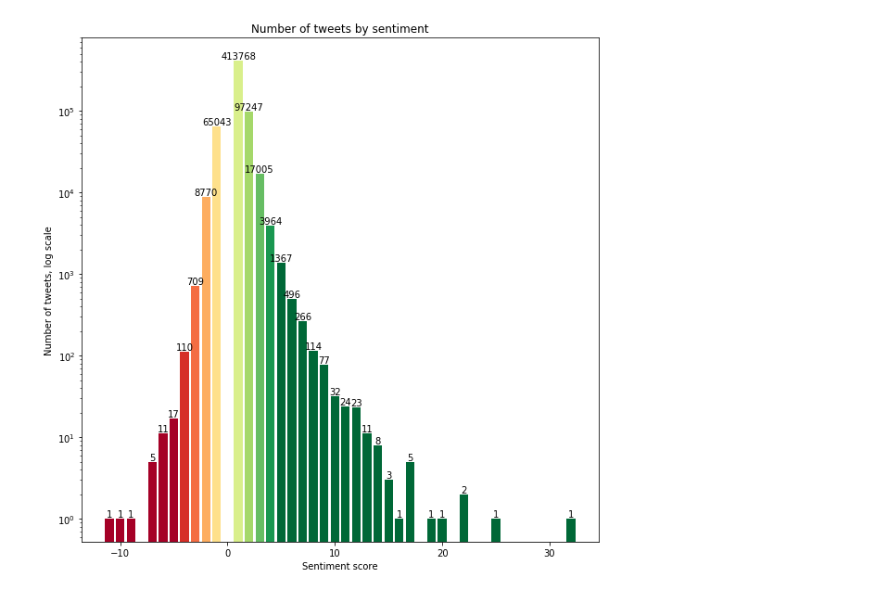
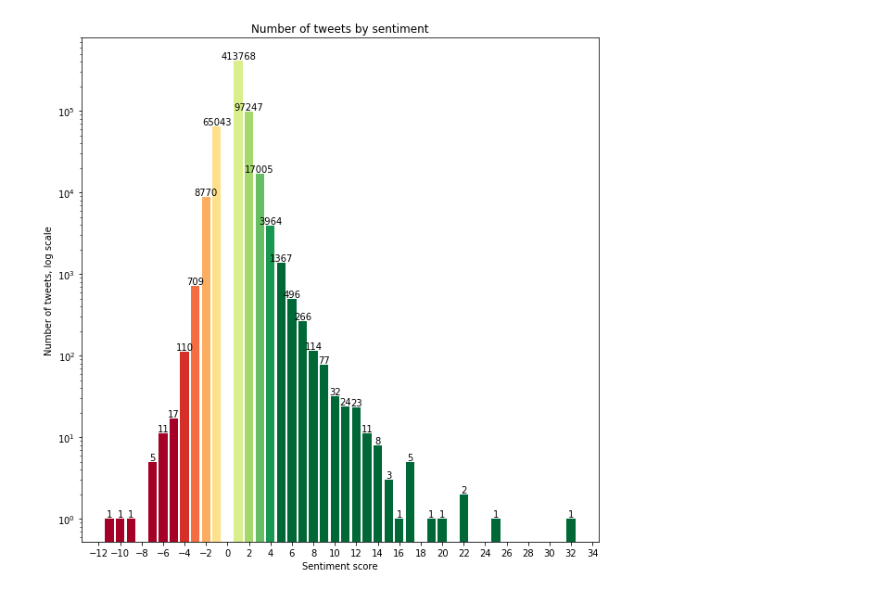
Before and after one commit to UoA-eResearch/egyptian_twitter_analysis, a Jupyter notebook: train.ipynb, the cells around one changed output. Drawn from its saved outputs; the diff is of its cells as text; code cells hidden in the pictures.

```diff
--- a/train.ipynb
+++ b/train.ipynb
@@ -55,19 +62,20 @@ Wall time: 2.11 s
 # %%
 tvc = train.feel.value_counts().sort_index()
 values = tvc.values
 keys = tvc.keys()
 
 plt.figure(figsize = (10,10))
 cmap = plt.cm.RdYlGn
 norm = colors.Normalize(vmin=-5, vmax=5)
 plt.bar(keys, values, color=cmap(norm(keys)))
+plt.gca().xaxis.set_major_locator(ticker.MultipleLocator(2))
 plt.gca().set_yscale('log')
 plt.title("Number of tweets by sentiment")
 plt.ylabel("Number of tweets, log scale")
 plt.xlabel("Sentiment score")
 
 for i, v in enumerate(values):
     k = keys[i]
     plt.text(k, v, v, ha="center", va="bottom")
 # %% [output]
-[figure, old version]
+[figure, new version]
```
Also changed, not shown: parts of 9 cells of this notebook, 1 other file.
